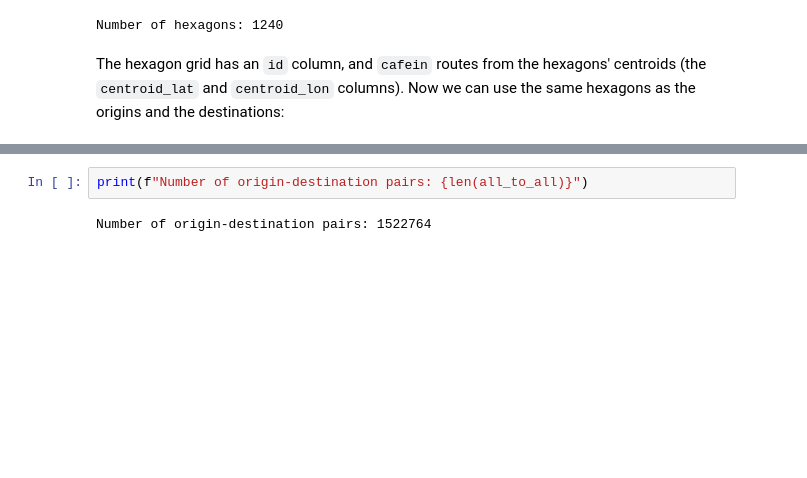
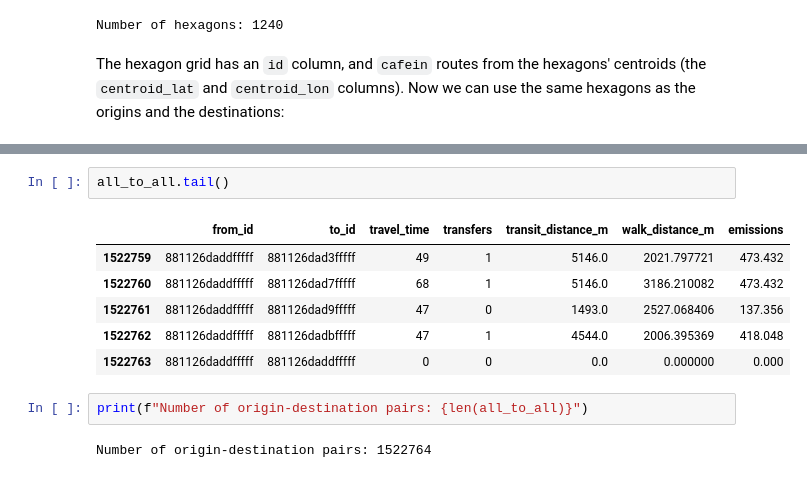
Before and after one commit to HTenkanen/mobility-course, a Jupyter notebook: source/lessons/L2/cafein_tutorial.ipynb, the cells around one changed output, grey strips where cells are left out. Cells and saved outputs as stored; diff of their text form; blank space fills up the shorter version.

```diff
--- a/source/lessons/L2/cafein_tutorial.ipynb
+++ b/source/lessons/L2/cafein_tutorial.ipynb
@@ -313,3 +313,12 @@ Wall time: 8.27 s
+# %%
+all_to_all.tail()
+# %% [output]
+|  | from_id | to_id | travel_time | transfers | transit_distance_m | walk_distance_m | emissions |
+| 1522759 | 881126daddfffff | 881126dad3fffff | 49 | 1 | 5146.0 | 2021.797721 | 473.432 |
+| 1522760 | 881126daddfffff | 881126dad7fffff | 68 | 1 | 5146.0 | 3186.210082 | 473.432 |
+| 1522761 | 881126daddfffff | 881126dad9fffff | 47 | 0 | 1493.0 | 2527.068406 | 137.356 |
+| 1522762 | 881126daddfffff | 881126dadbfffff | 47 | 1 | 4544.0 | 2006.395369 | 418.048 |
+| 1522763 | 881126daddfffff | 881126daddfffff | 0 | 0 | 0.0 | 0.000000 | 0.000 |
 # %%
 print(f"Number of origin-destination pairs: {len(all_to_all)}")
 # %% [output]
```
Also changed, not shown: parts of 10 cells of this notebook.
